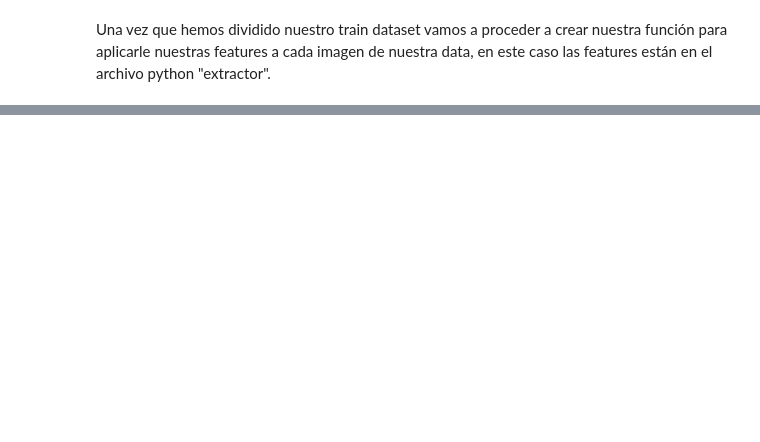
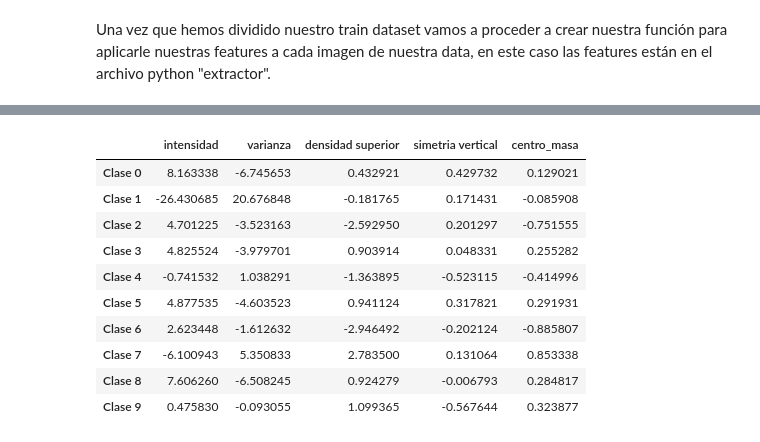
Before and after one commit to MiguelTami/MNIST-project, a Jupyter notebook: notebooks/fase2_features_y_modelos.ipynb, the cells around one changed output, grey strips where cells are left out. Cells and saved outputs as stored; diff of their text form; code cells hidden in the pictures; blank space fills up the shorter version.

```diff
--- a/notebooks/fase2_features_y_modelos.ipynb
+++ b/notebooks/fase2_features_y_modelos.ipynb
@@ -105,0 +212,20 @@ print(X_train_features)
+# %%
+feature_names = ['intensidad', 'varianza', 'densidad superior', 'simetria vertical', 'centro_masa']
+
+# Creamos tabla de pesos
+pesos_df = pd.DataFrame(model.coef_, columns=feature_names)
+pesos_df.index = [f'Clase {i}' for i in range(10)]
+
+display(pesos_df)
+# %% [output]
+|  | intensidad | varianza | densidad superior | simetria vertical | centro_masa |
+| Clase 0 | 8.163338 | -6.745653 | 0.432921 | 0.429732 | 0.129021 |
+| Clase 1 | -26.430685 | 20.676848 | -0.181765 | 0.171431 | -0.085908 |
+| Clase 2 | 4.701225 | -3.523163 | -2.592950 | 0.201297 | -0.751555 |
+| Clase 3 | 4.825524 | -3.979701 | 0.903914 | 0.048331 | 0.255282 |
+| Clase 4 | -0.741532 | 1.038291 | -1.363895 | -0.523115 | -0.414996 |
+| Clase 5 | 4.877535 | -4.603523 | 0.941124 | 0.317821 | 0.291931 |
+| Clase 6 | 2.623448 | -1.612632 | -2.946492 | -0.202124 | -0.885807 |
+| Clase 7 | -6.100943 | 5.350833 | 2.783500 | 0.131064 | 0.853338 |
+| Clase 8 | 7.606260 | -6.508245 | 0.924279 | -0.006793 | 0.284817 |
+| Clase 9 | 0.475830 | -0.093055 | 1.099365 | -0.567644 | 0.323877 |
```
Also changed, not shown: parts of 19 cells of this notebook, 10 other files.
